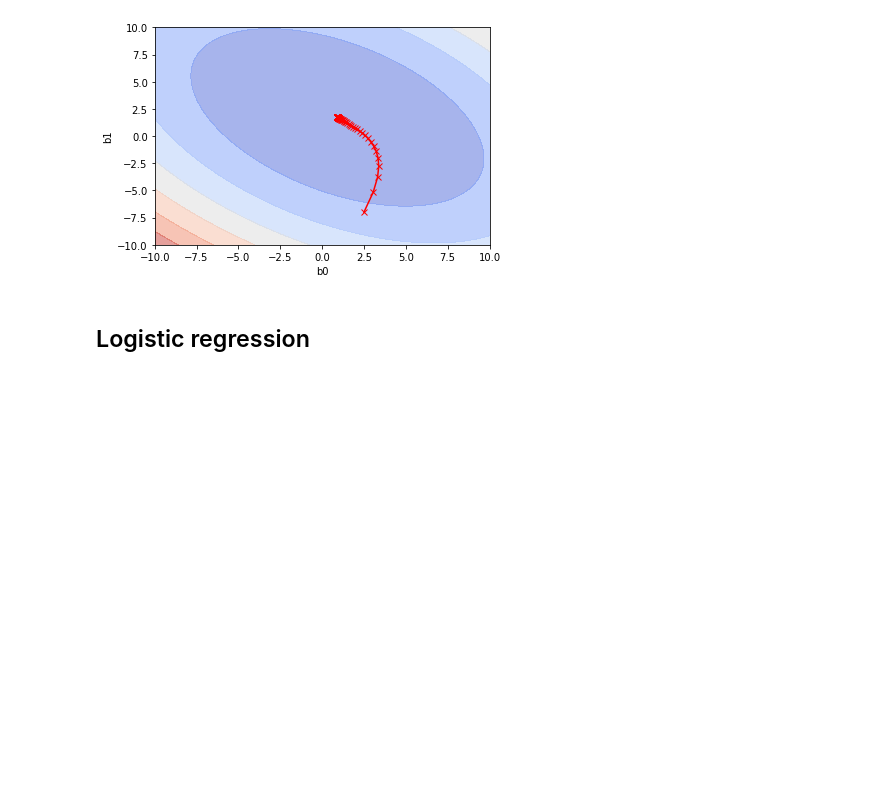
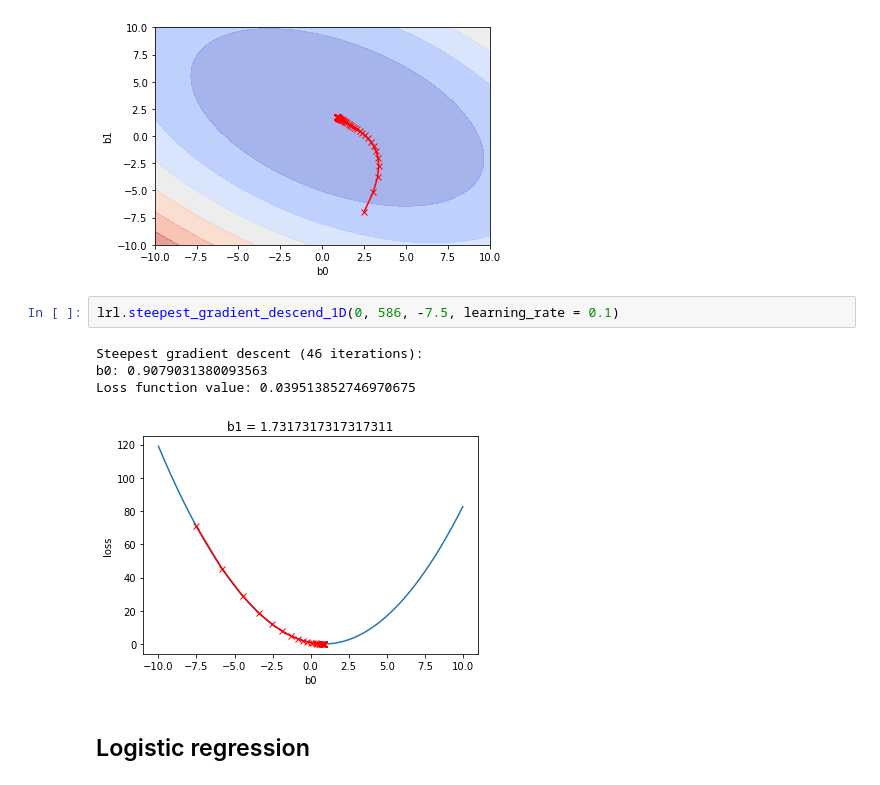
Before and after one commit to pablosuau/training, a Jupyter notebook: machine_learning/03_ml_theory/01_gradient_descent/01_loss_functions.ipynb, the cells around one changed output. Saved outputs shown, nothing was run; the diff lists cells and outputs as text; blank space fills up the shorter version.

Commit message:
feat: 1D steepest gradient descent

```diff
--- a/machine_learning/03_ml_theory/01_gradient_descent/01_loss_functions.ipynb
+++ b/machine_learning/03_ml_theory/01_gradient_descent/01_loss_functions.ipynb
@@ -368,6 +412,13 @@ b0: 0.9154041416233974
 b1: 1.7178849158515777
 Loss function value: 0.039349170037375675
 [figure]
+# %%
+lrl.steepest_gradient_descend_1D(0, 586, -7.5, learning_rate = 0.1)
+# %% [output]
+Steepest gradient descent (46 iterations):
+b0: 0.9079031380093563
+Loss function value: 0.039513852746970675
+[figure, added]
 # %% [markdown]
 ## Logistic regression
 # %%
```
Also changed, not shown: parts of 3 cells of this notebook.
